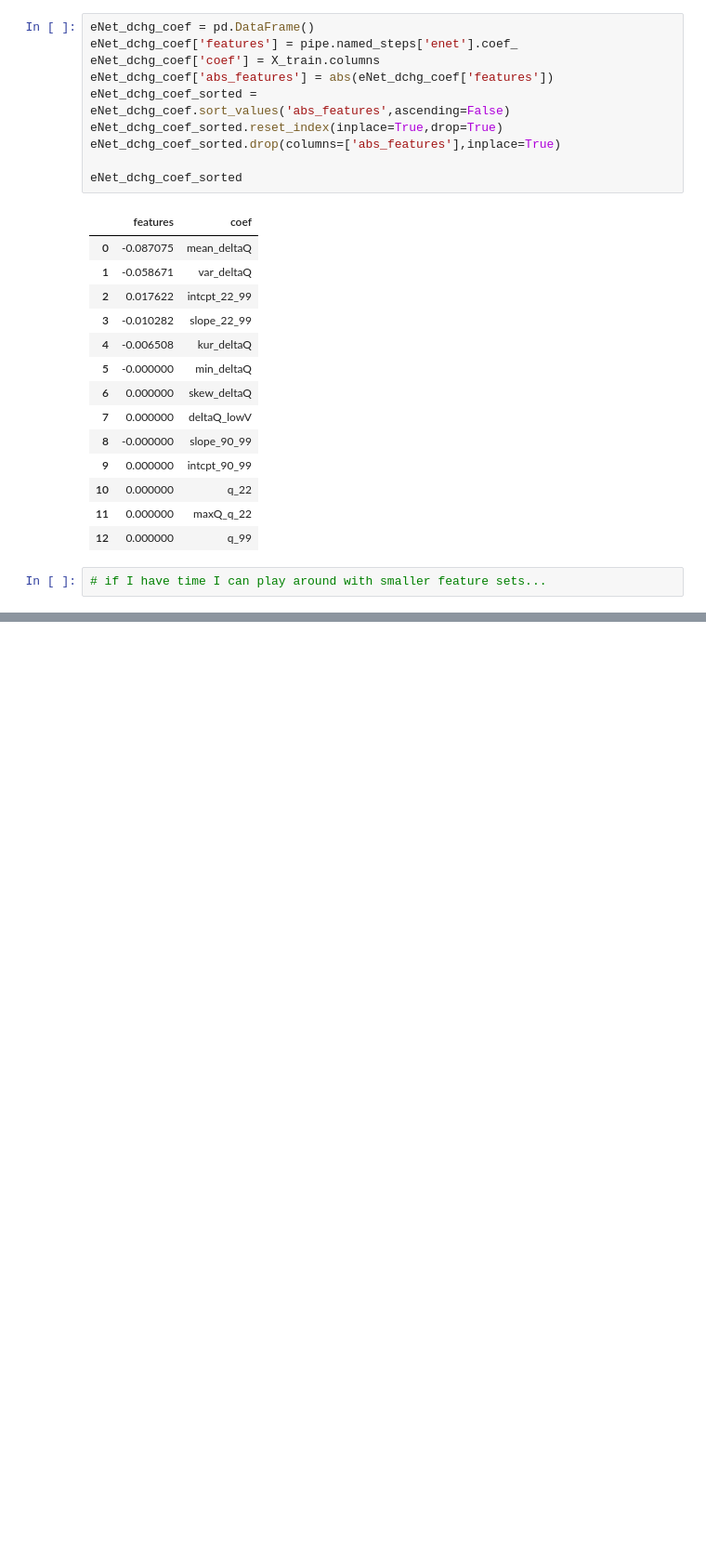
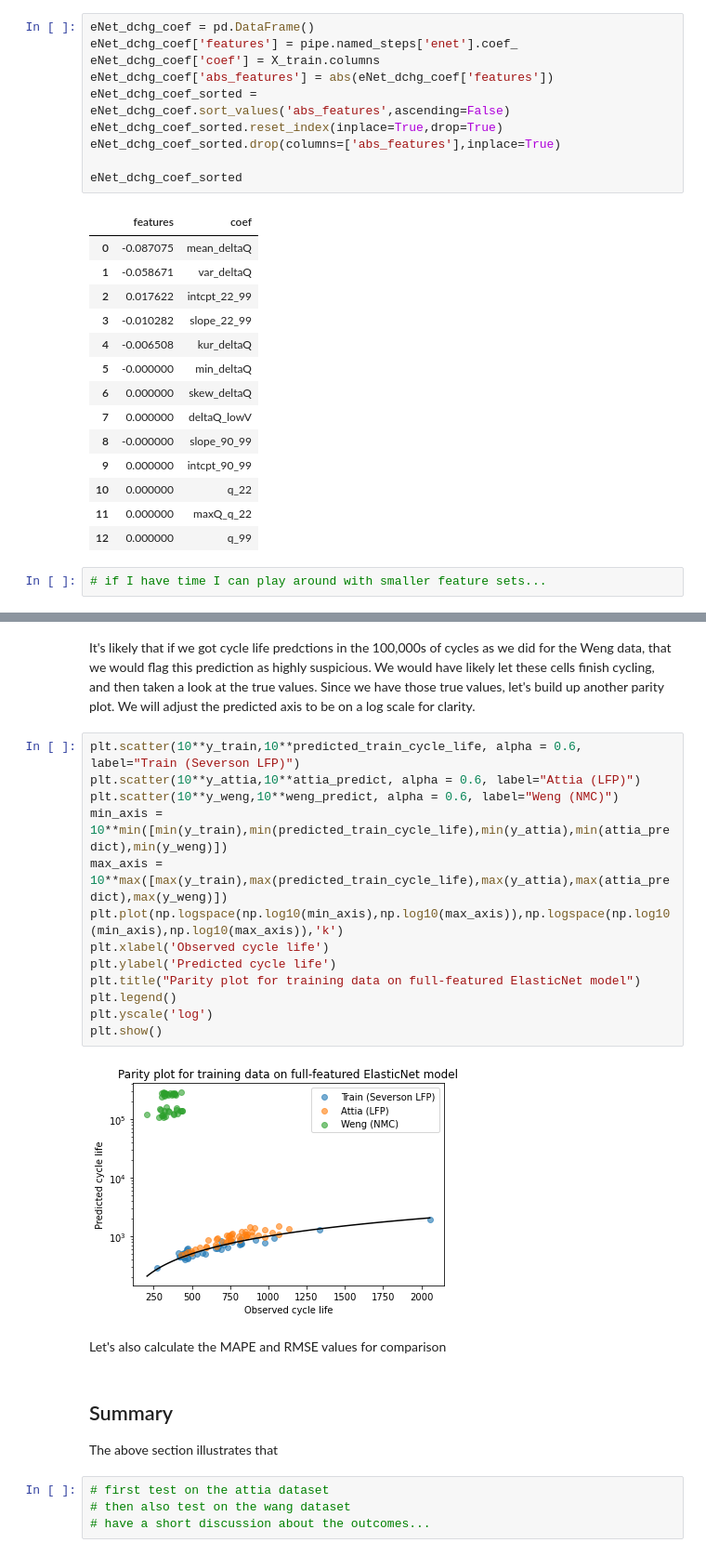
Before and after one commit to Voltaiq/vce_Cycle-Life-Prediction-Tutorial_1451ae38, a Jupyter notebook: main.ipynb, the cells around one changed output, grey strips where cells are left out. Shown at 93% size. Saved outputs shown, nothing was run; the diff lists cells and outputs as text; blank space fills up the shorter version.

```diff
--- a/main.ipynb
+++ b/main.ipynb
@@ -276,0 +349,26 @@ eNet_dchg_coef_sorted
+# %% [markdown]
+It's likely that if we got cycle life predctions in the 100,000s of cycles as we did for the Weng data, that we would flag this prediction as highly suspicious. We would have likely let these cells finish cycling, and then taken a look at the true values. Since we have those true values, let's build up another parity plot. We will adjust the predicted axis to be on a log scale for clarity.
+# %%
+plt.scatter(10**y_train,10**predicted_train_cycle_life, alpha = 0.6, label="Train (Severson LFP)")
+plt.scatter(10**y_attia,10**attia_predict, alpha = 0.6, label="Attia (LFP)")
+plt.scatter(10**y_weng,10**weng_predict, alpha = 0.6, label="Weng (NMC)")
+min_axis = 10**min([min(y_train),min(predicted_train_cycle_life),min(y_attia),min(attia_predict),min(y_weng)])
+max_axis = 10**max([max(y_train),max(predicted_train_cycle_life),max(y_attia),max(attia_predict),max(y_weng)])
+plt.plot(np.logspace(np.log10(min_axis),np.log10(max_axis)),np.logspace(np.log10(min_axis),np.log10(max_axis)),'k')
+plt.xlabel('Observed cycle life')
+plt.ylabel('Predicted cycle life')
+plt.title("Parity plot for training data on full-featured ElasticNet model")
+plt.legend()
+plt.yscale('log')
+plt.show()
+# %% [output]
+[figure, added]
+# %% [markdown]
+Let's also calculate the MAPE and RMSE values for comparison
+# %% [markdown]
+## Summary
+The above section illustrates that
+# %%
+# first test on the attia dataset
+# then also test on the wang dataset
+# have a short discussion about the outcomes...
```
Also changed, not shown: parts of 18 cells of this notebook.
